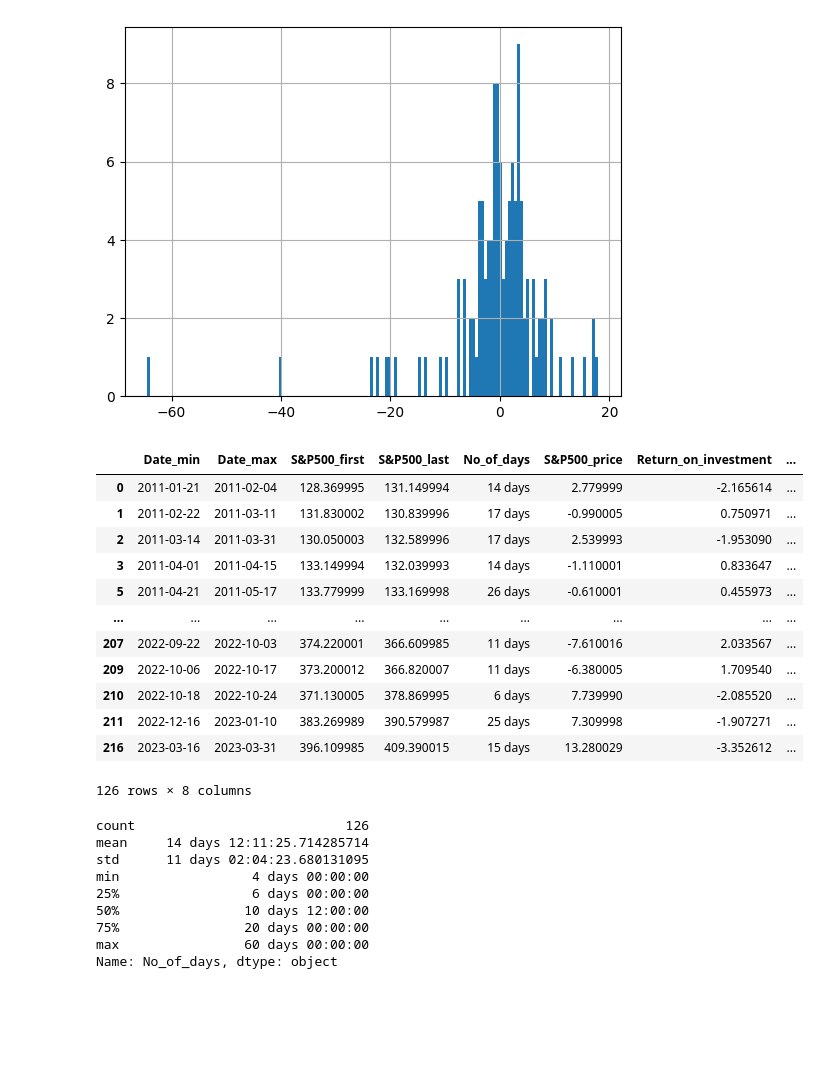
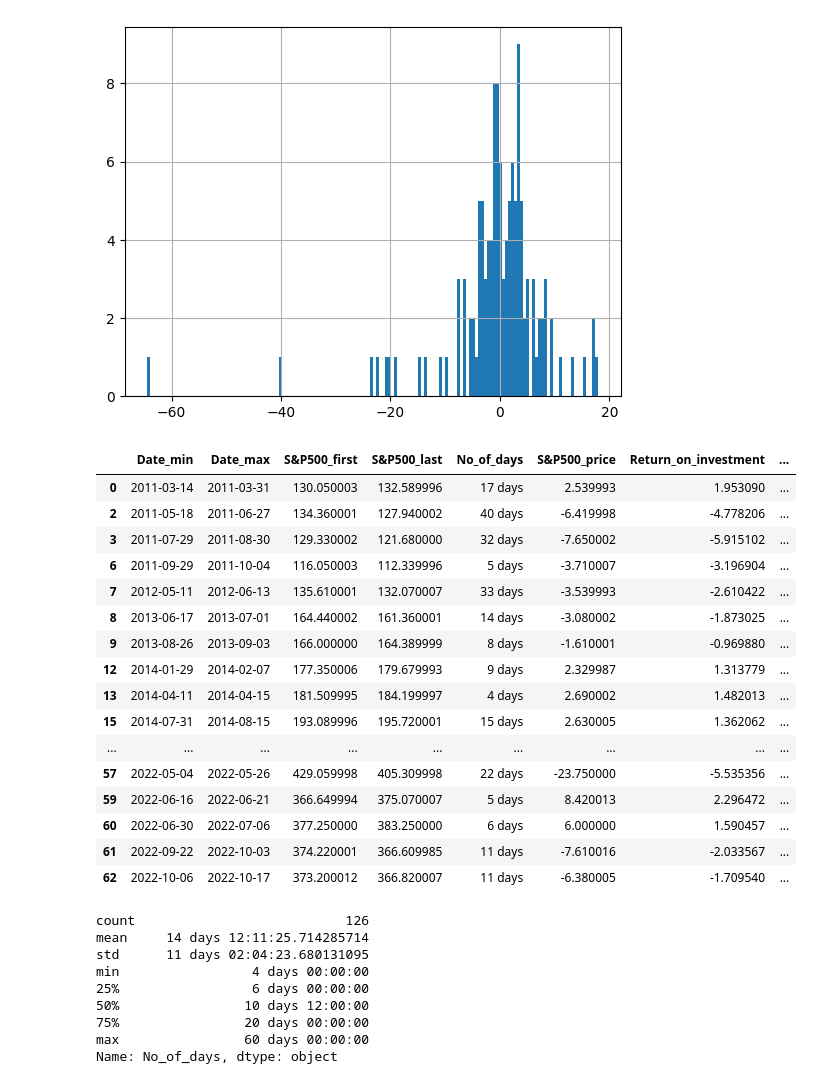
Before and after one commit to vamshi694/Trading_Bot_version_1, a Jupyter notebook: Experiment_notebooks/EDA_SPY.ipynb, the cells around one changed output. Saved outputs shown, nothing was run; the diff lists cells and outputs as text; code cells hidden in the pictures; blank space fills up the shorter version.

```diff
--- a/Experiment_notebooks/EDA.ipynb
+++ b/Experiment_notebooks/EDA_SPY.ipynb
@@ -273,7 +273,7 @@ def Fear_stock_price(df, fear_category):
     Fear_stock_price['No_of_days']  = Fear_stock_price['Date_max'] - Fear_stock_price['Date_min']
     Fear_stock_price['S&P500_price'] = Fear_stock_price['S&P500_last'] - Fear_stock_price['S&P500_first']
 
-    Fear_stock_price['Return_on_investment'] = 100 - (Fear_stock_price['S&P500_last']/Fear_stock_price['S&P500_first'] *100)
+    Fear_stock_price['Return_on_investment'] = ((Fear_stock_price['S&P500_last']-Fear_stock_price['S&P500_first'])/Fear_stock_price['S&P500_first'] *100)
 
     Fear_stock_price['Year'] = Fear_stock_price['Date_min'].dt.year
     Fear_stock_price.drop(Fear_stock_price[Fear_stock_price['No_of_days'] == '0 days'].index, inplace=True)
@@ -290,21 +290,25 @@ Fear_stock_price(Complete_df, ['Extreme fear','Fear'])['S&P500_price'].hist(bins
 <Axes: >
 [figure]
 # %%
-Fear_stock_price(Complete_df, ['Extreme fear','Fear'])
+Fear_stock_price(Complete_df, ['Extreme fear'])
 # %% [output]
 |  | Date_min | Date_max | S&P500_first | S&P500_last | No_of_days | S&P500_price | Return_on_investment | ... |
-| 0 | 2011-01-21 | 2011-02-04 | 128.369995 | 131.149994 | 14 days | 2.779999 | -2.165614 | ... |
-| 1 | 2011-02-22 | 2011-03-11 | 131.830002 | 130.839996 | 17 days | -0.990005 | 0.750971 | ... |
-| 2 | 2011-03-14 | 2011-03-31 | 130.050003 | 132.589996 | 17 days | 2.539993 | -1.953090 | ... |
-| 3 | 2011-04-01 | 2011-04-15 | 133.149994 | 132.039993 | 14 days | -1.110001 | 0.833647 | ... |
-| 5 | 2011-04-21 | 2011-05-17 | 133.779999 | 133.169998 | 26 days | -0.610001 | 0.455973 | ... |
+| 0 | 2011-03-14 | 2011-03-31 | 130.050003 | 132.589996 | 17 days | 2.539993 | 1.953090 | ... |
+| 2 | 2011-05-18 | 2011-06-27 | 134.360001 | 127.940002 | 40 days | -6.419998 | -4.778206 | ... |
+| 3 | 2011-07-29 | 2011-08-30 | 129.330002 | 121.680000 | 32 days | -7.650002 | -5.915102 | ... |
+| 6 | 2011-09-29 | 2011-10-04 | 116.050003 | 112.339996 | 5 days | -3.710007 | -3.196904 | ... |
+| 7 | 2012-05-11 | 2012-06-13 | 135.610001 | 132.070007 | 33 days | -3.539993 | -2.610422 | ... |
+| 8 | 2013-06-17 | 2013-07-01 | 164.440002 | 161.360001 | 14 days | -3.080002 | -1.873025 | ... |
+| 9 | 2013-08-26 | 2013-09-03 | 166.000000 | 164.389999 | 8 days | -1.610001 | -0.969880 | ... |
+| 12 | 2014-01-29 | 2014-02-07 | 177.350006 | 179.679993 | 9 days | 2.329987 | 1.313779 | ... |
+| 13 | 2014-04-11 | 2014-04-15 | 181.509995 | 184.199997 | 4 days | 2.690002 | 1.482013 | ... |
+| 15 | 2014-07-31 | 2014-08-15 | 193.089996 | 195.720001 | 15 days | 2.630005 | 1.362062 | ... |
 | ... | ... | ... | ... | ... | ... | ... | ... | ... |
-| 207 | 2022-09-22 | 2022-10-03 | 374.220001 | 366.609985 | 11 days | -7.610016 | 2.033567 | ... |
-| 209 | 2022-10-06 | 2022-10-17 | 373.200012 | 366.820007 | 11 days | -6.380005 | 1.709540 | ... |
-| 210 | 2022-10-18 | 2022-10-24 | 371.130005 | 378.869995 | 6 days | 7.739990 | -2.085520 | ... |
-| 211 | 2022-12-16 | 2023-01-10 | 383.269989 | 390.579987 | 25 days | 7.309998 | -1.907271 | ... |
-| 216 | 2023-03-16 | 2023-03-31 | 396.109985 | 409.390015 | 15 days | 13.280029 | -3.352612 | ... |
+| 57 | 2022-05-04 | 2022-05-26 | 429.059998 | 405.309998 | 22 days | -23.750000 | -5.535356 | ... |
+| 59 | 2022-06-16 | 2022-06-21 | 366.649994 | 375.070007 | 5 days | 8.420013 | 2.296472 | ... |
+| 60 | 2022-06-30 | 2022-07-06 | 377.250000 | 383.250000 | 6 days | 6.000000 | 1.590457 | ... |
+| 61 | 2022-09-22 | 2022-10-03 | 374.220001 | 366.609985 | 11 days | -7.610016 | -2.033567 | ... |
+| 62 | 2022-10-06 | 2022-10-17 | 373.200012 | 366.820007 | 11 days | -6.380005 | -1.709540 | ... |
-126 rows × 8 columns
 # %%
 Fear_stock_price(Complete_df, ['Extreme fear','Fear'])['No_of_days'].describe()
 # %% [output]
```
Also changed, not shown: parts of 1 cell of this notebook, 2 other files.
